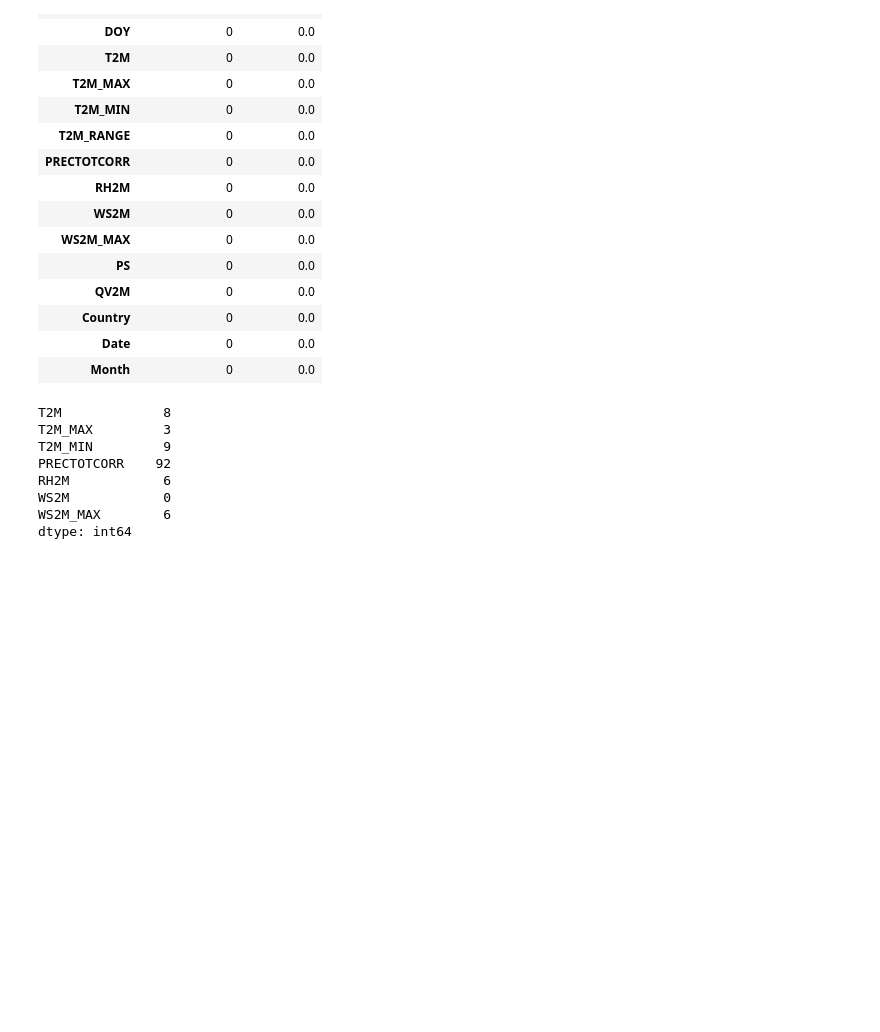
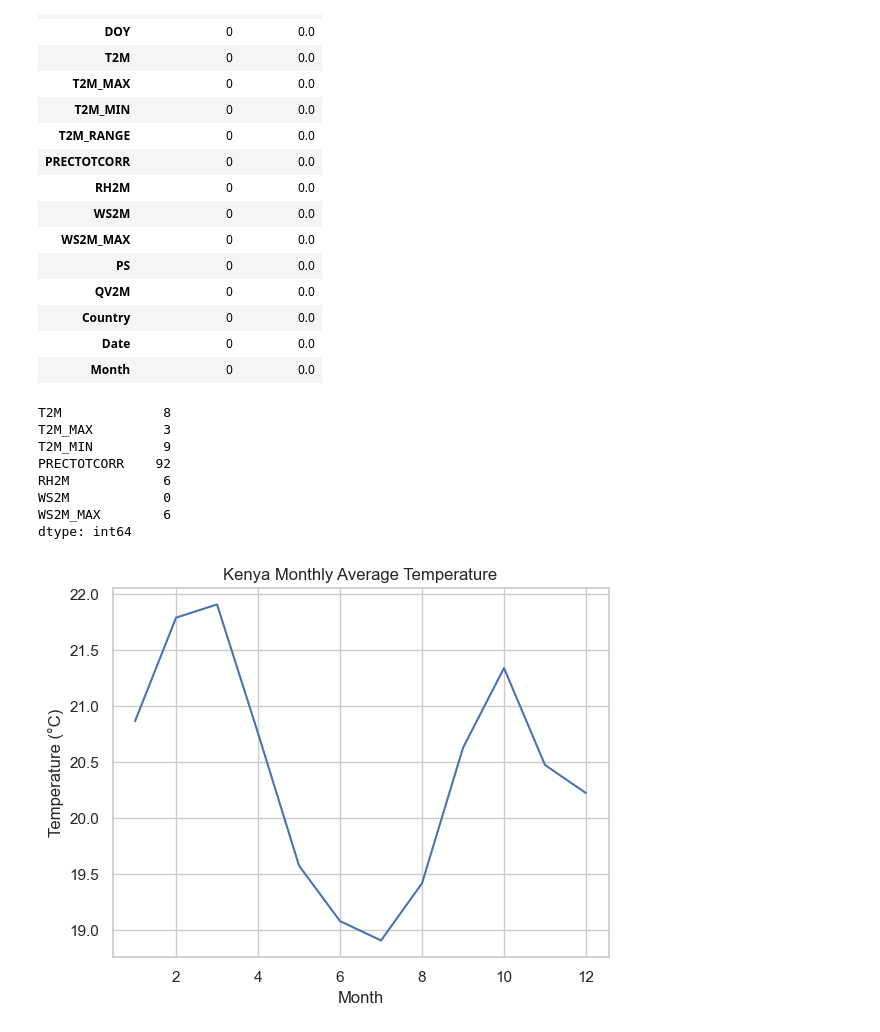
Before and after one commit to me0426/me0426-climate-challenge-week0, a Jupyter notebook: notebooks/kenya_eda.ipynb, the cells around one changed output. Cells and saved outputs as stored; diff of their text form; code cells hidden in the pictures; blank space fills up the shorter version.

Commit message:
feat: complete Kenya EDA analysis

```diff
--- a/notebooks/kenya_eda.ipynb
+++ b/notebooks/kenya_eda.ipynb
@@ -99,0 +100,11 @@ df.to_csv("kenya_clean.csv", index=False)
+# %%
+monthly_temp = df.groupby("Month")["T2M"].mean()
+
+plt.figure()
+monthly_temp.plot()
+plt.title("Kenya Monthly Average Temperature")
+plt.xlabel("Month")
+plt.ylabel("Temperature (°C)")
+plt.show()
+# %% [output]
+[figure, added]
```
Also changed, not shown: parts of 7 cells of this notebook.
